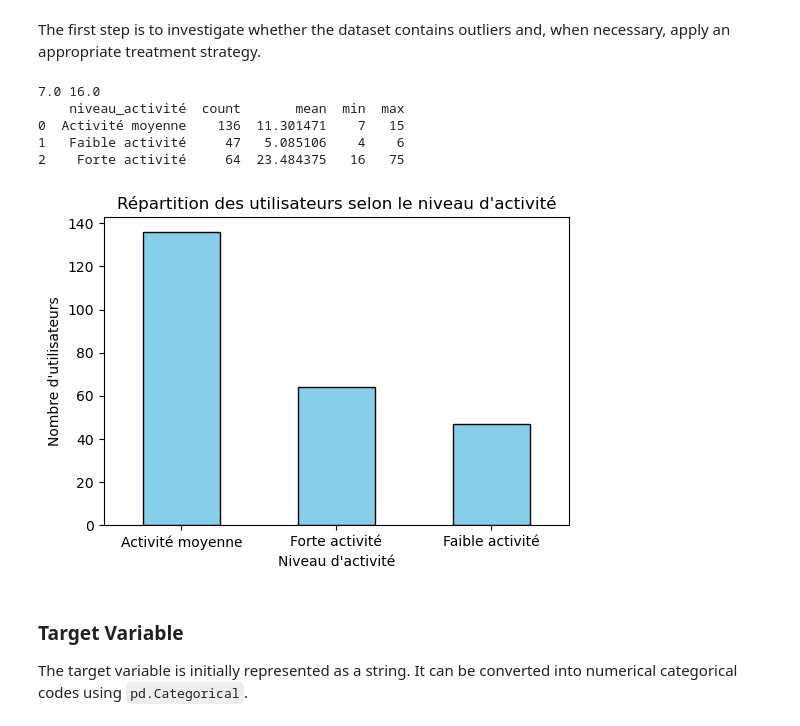
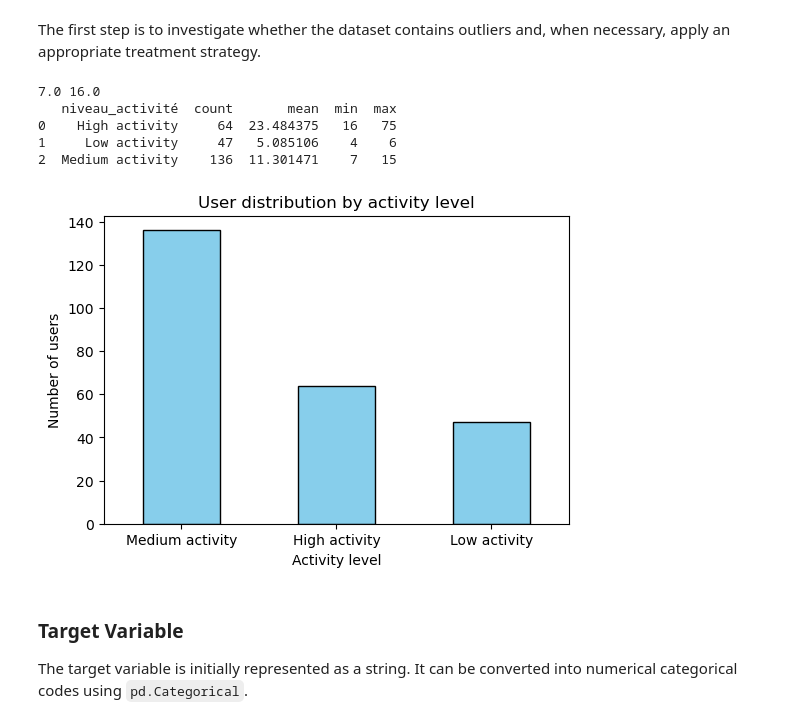
Before and after one commit to Zaoui-taha/Copilot_Users_Classifier, a Jupyter notebook: Notebook_English.ipynb, the cells around one changed output. Drawn from its saved outputs; the diff is of its cells as text; code cells hidden in the pictures.

```diff
--- a/Notebook_English.ipynb
+++ b/Notebook_English.ipynb
@@ -214,35 +213,35 @@ The first step is to investigate whether the dataset contains outliers and, when
 # %%
 Q1 = distribution_util["nb_sessions"].quantile(0.25)
 Q3 = distribution_util["nb_sessions"].quantile(0.75)
 print (Q1, Q3)
 
 def categorize_sessions(x):
     if x < Q1:
-        return "Faible activité"
+        return "Low activity"
     elif x < Q3:
-        return "Activité moyenne"
+        return "Medium activity"
     else:
-        return "Forte activité"
+        return "High activity"
 
 distribution_util["niveau_activité"] = distribution_util["nb_sessions"].apply(categorize_sessions)
 
 stats = distribution_util.groupby("niveau_activité")["nb_sessions"].agg(["count", "mean", "min", "max"]).reset_index()
 print(stats)
 
 plt.figure(figsize=(6,4))
 distribution_util["niveau_activité"].value_counts().plot(kind="bar", color="skyblue", edgecolor="black")
-plt.title("Répartition des utilisateurs selon le niveau d'activité")
-plt.xlabel("Niveau d'activité")
-plt.ylabel("Nombre d'utilisateurs")
+plt.title("User distribution by activity level")
+plt.xlabel("Activity level")
+plt.ylabel("Number of users")
 plt.xticks(rotation=0)
 plt.show()
 # %% [output]
 7.0 16.0
-    niveau_activité  count       mean  min  max
-0  Activité moyenne    136  11.301471    7   15
-1   Faible activité     47   5.085106    4    6
-2    Forte activité     64  23.484375   16   75
+   niveau_activité  count       mean  min  max
+0    High activity     64  23.484375   16   75
+1     Low activity     47   5.085106    4    6
+2  Medium activity    136  11.301471    7   15
-[figure, old version]
+[figure, new version]
 # %% [markdown]
 ### Target Variable
 
```
Also changed, not shown: parts of 37 cells of this notebook.
